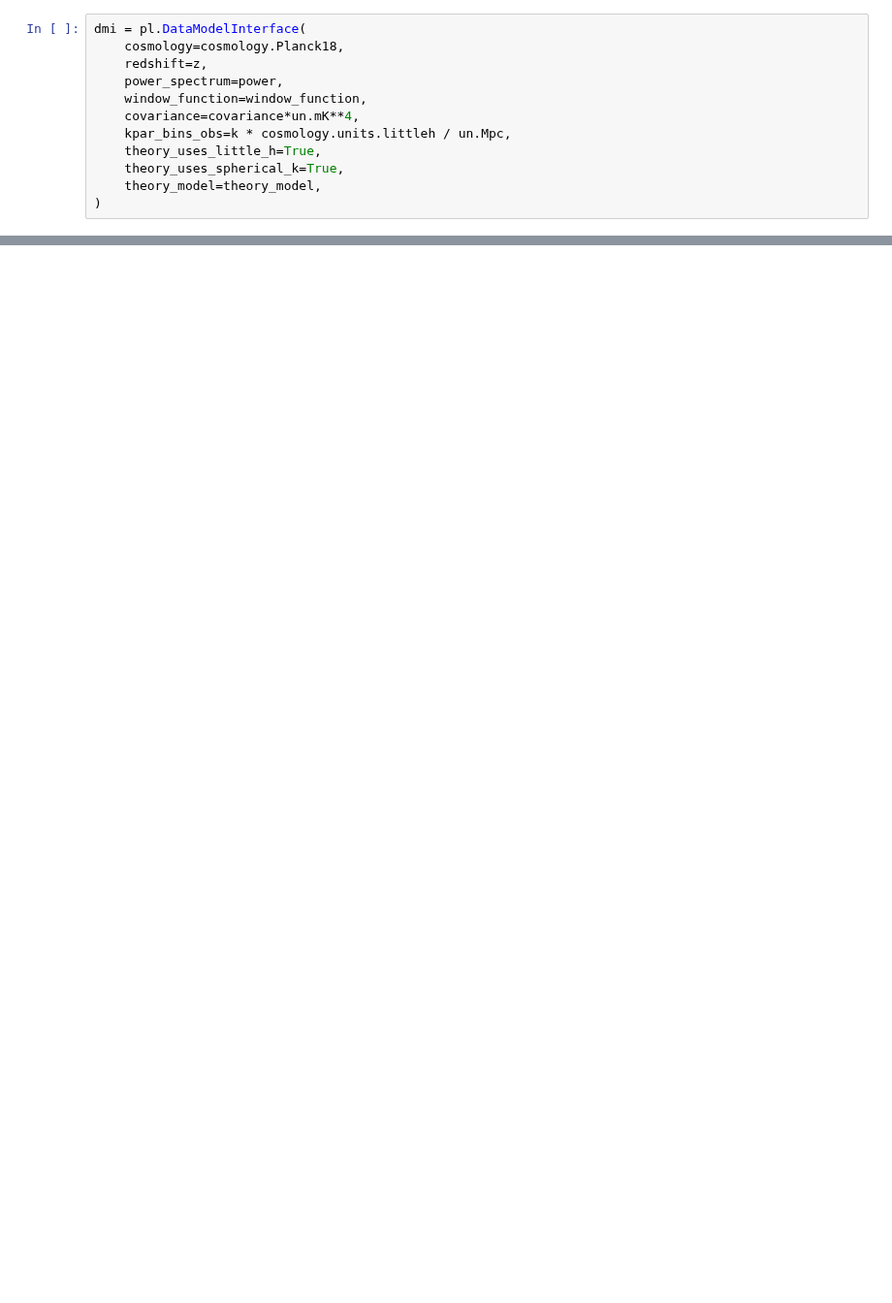
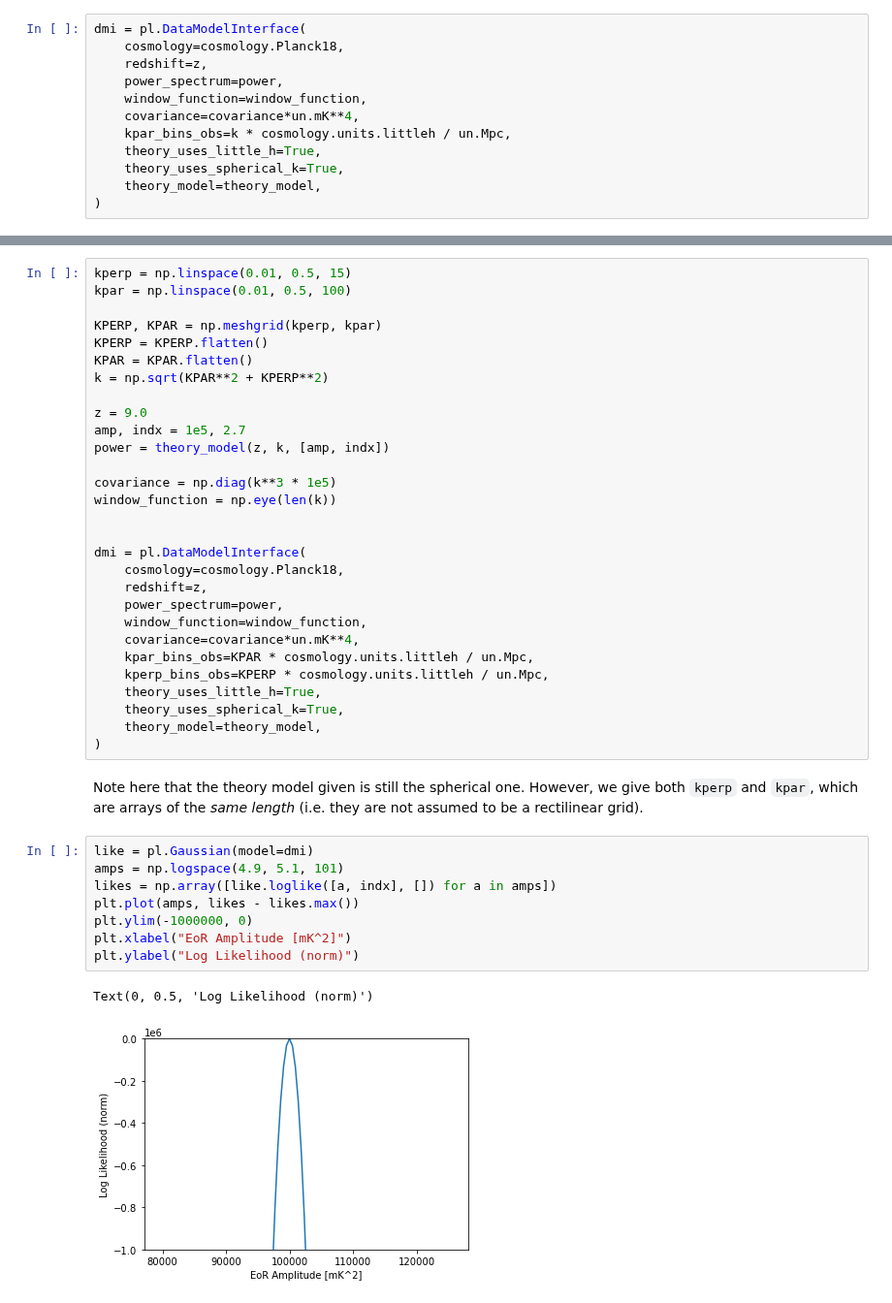
Before and after one commit to HERA-Team/pspec_likelihood, a Jupyter notebook: docs/tutorials/getting_started.ipynb, the cells around one changed output, grey strips where cells are left out. Shown at 97% size. Saved outputs shown, nothing was run; the diff lists cells and outputs as text; blank space fills up the shorter version.

```diff
--- a/docs/tutorials/getting_started.ipynb
+++ b/docs/tutorials/getting_started.ipynb
@@ -243,0 +261,44 @@ dmi = pl.DataModelInterface(
+# %%
+kperp = np.linspace(0.01, 0.5, 15)
+kpar = np.linspace(0.01, 0.5, 100)
+
+KPERP, KPAR = np.meshgrid(kperp, kpar)
+KPERP = KPERP.flatten()
+KPAR = KPAR.flatten()
+k = np.sqrt(KPAR**2 + KPERP**2)
+
+z = 9.0
+amp, indx = 1e5, 2.7
+power = theory_model(z, k, [amp, indx])
+
+covariance = np.diag(k**3 * 1e5)
+window_function = np.eye(len(k))
+
+
+dmi = pl.DataModelInterface(
+    cosmology=cosmology.Planck18,
+    redshift=z,
+    power_spectrum=power,
+    window_function=window_function,
+    covariance=covariance*un.mK**4,
+    kpar_bins_obs=KPAR * cosmology.units.littleh / un.Mpc,
+    kperp_bins_obs=KPERP * cosmology.units.littleh / un.Mpc,
+    theory_uses_little_h=True,
+    theory_uses_spherical_k=True,
+    theory_model=theory_model,
+)
+# %% [markdown]
+Note here that the theory model given is still the spherical one. However, we give both
+`kperp` and `kpar`, which are arrays of the *same length* (i.e. they are not assumed
+to be a rectilinear grid).
+# %%
+like = pl.Gaussian(model=dmi)
+amps = np.logspace(4.9, 5.1, 101)
+likes = np.array([like.loglike([a, indx], []) for a in amps])
+plt.plot(amps, likes - likes.max())
+plt.ylim(-1000000, 0)
+plt.xlabel("EoR Amplitude [mK^2]")
+plt.ylabel("Log Likelihood (norm)")
+# %% [output]
+Text(0, 0.5, 'Log Likelihood (norm)')
+[figure, added]
```
Also changed, not shown: parts of 17 cells of this notebook, 4 other files.
